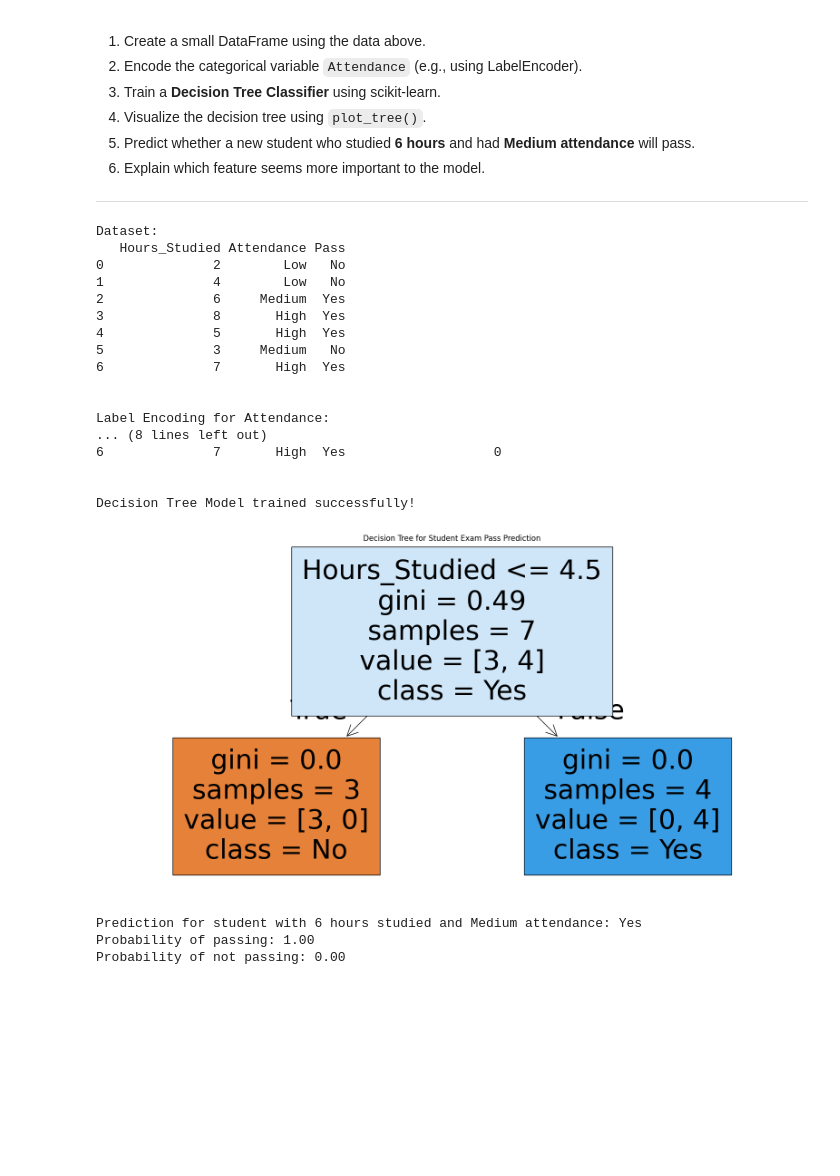
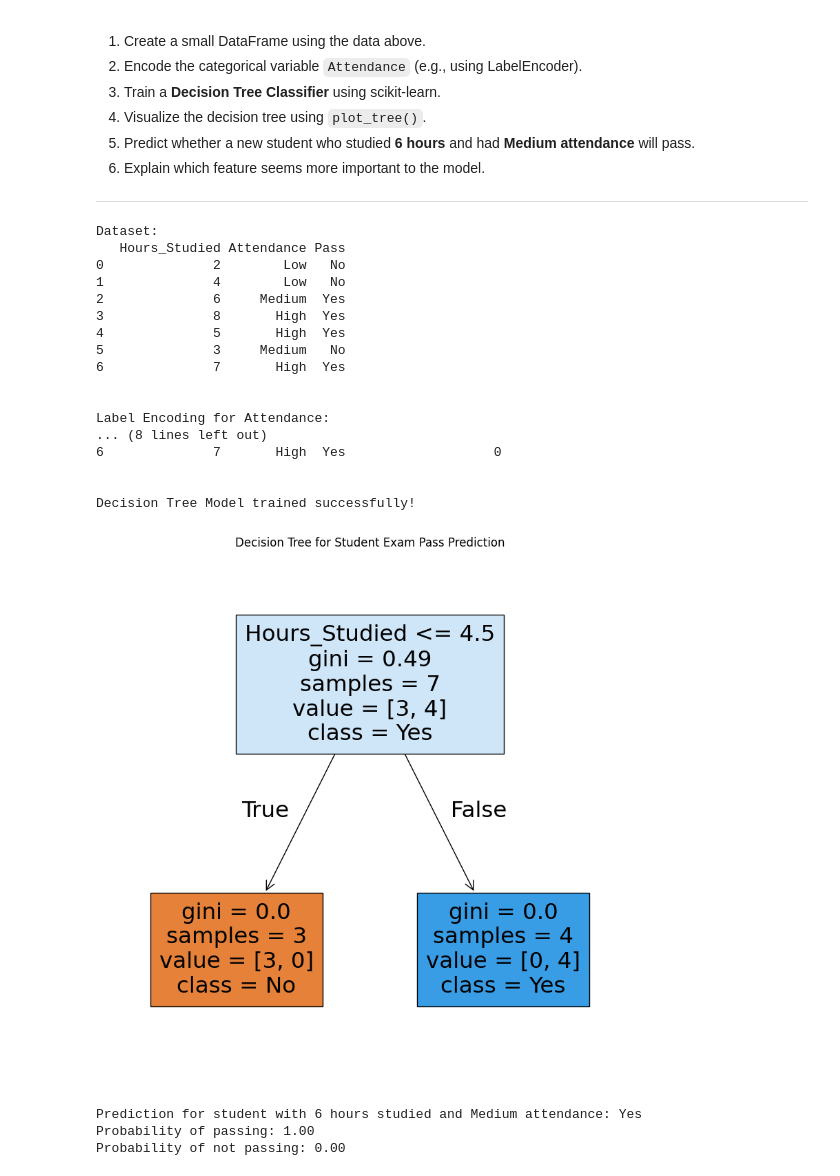
Before and after one commit to orchlonn/CS-456, a Jupyter notebook: Quizzes/Quiz-8.1/Orchlon_Quiz81.ipynb, the cells around one changed output. Cells and saved outputs as stored; diff of their text form; code cells hidden in the pictures; blank space fills up the shorter version.

```diff
--- a/Quizzes/Quiz-8.1/Orchlon_Quiz81.ipynb
+++ b/Quizzes/Quiz-8.1/Orchlon_Quiz81.ipynb
@@ -390,35 +390,35 @@ X = df[['Hours_Studied', 'Attendance_Encoded']]
 y = df['Pass']
 
 # Task 3: Train a Decision Tree Classifier
 classifier = DecisionTreeClassifier(random_state=42)
 classifier.fit(X, y)
 print("Decision Tree Model trained successfully!")
 print("\n")
 
 # Task 4: Visualize the decision tree
-plt.figure(figsize=(20,10))
+plt.figure(figsize=(10,10))
 plot_tree(classifier, filled=True, feature_names=['Hours_Studied', 'Attendance'], class_names=['No', 'Yes'])
 plt.title("Decision Tree for Student Exam Pass Prediction")
 plt.show()
 # %% [output]
 Dataset:
    Hours_Studied Attendance Pass
 0              2        Low   No
 1              4        Low   No
 2              6     Medium  Yes
 3              8       High  Yes
 4              5       High  Yes
 5              3     Medium   No
 6              7       High  Yes
 
 
 Label Encoding for Attendance:
 ... (8 lines left out)
 6              7       High  Yes                   0
 
 
 Decision Tree Model trained successfully!
-[figure, old version]
+[figure, new version]
 # %%
 # Task 5: Predict for a new student (6 hours studied, Medium attendance)
 # Medium attendance needs to be encoded (Medium = 2)
```
